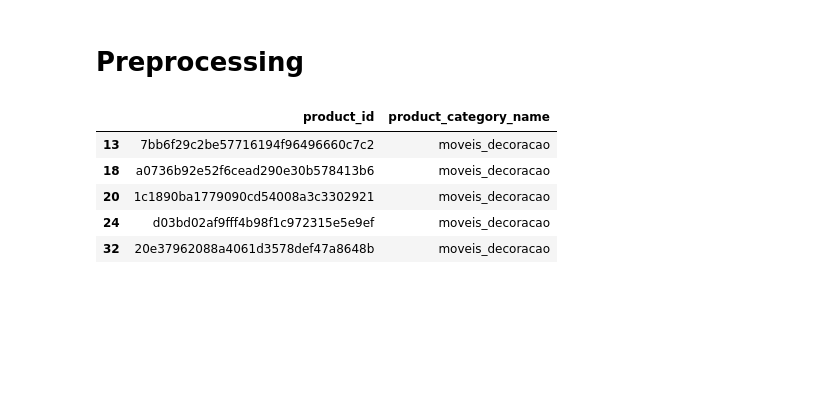
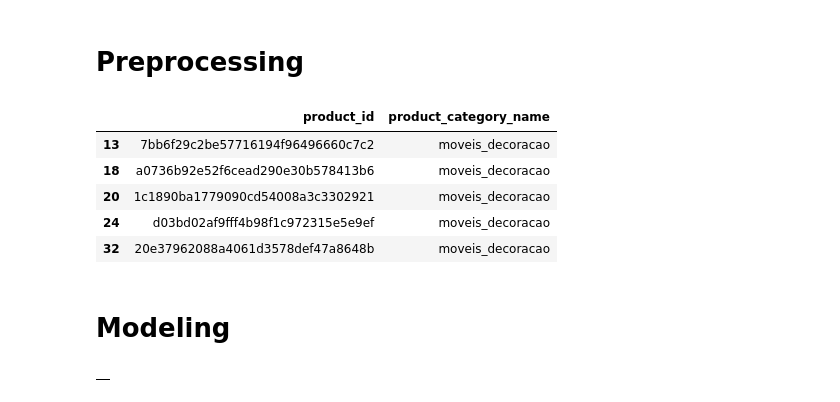
Before and after one commit to naufaldahafizh/olist-recommender, a Jupyter notebook: notebooks/content_based.ipynb, the cells around one changed output. Drawn from its saved outputs; the diff is of its cells as text; code cells hidden in the pictures; blank space fills up the shorter version.

Commit message:
Finalize recommender system project

```diff
--- a/notebooks/content_based.ipynb
+++ b/notebooks/content_based.ipynb
@@ -81,3 +81,5 @@ recommend_similar_products(sample_product)
 | 20 | 1c1890ba1779090cd54008a3c3302921 | moveis_decoracao |
 | 24 | d03bd02af9fff4b98f1c972315e5e9ef | moveis_decoracao |
 | 32 | 20e37962088a4061d3578def47a8648b | moveis_decoracao |
+# %% [markdown]
+# Modeling
@@ -83,0 +90,10 @@ recommend_similar_products(sample_product)
+# %%
+from src.recommender_cb import ContentBasedRecommender
+
+cb_model = ContentBasedRecommender()
+cb_model.fit(products, text_col="product_category_name", id_col="product_id")
+
+# Contoh rekomendasi
+cb_model.recommend(product_id="abc123", n=5)
+# %% [output]
+|  |
```
Also changed, not shown: parts of 2 cells of this notebook, 8 other files.
